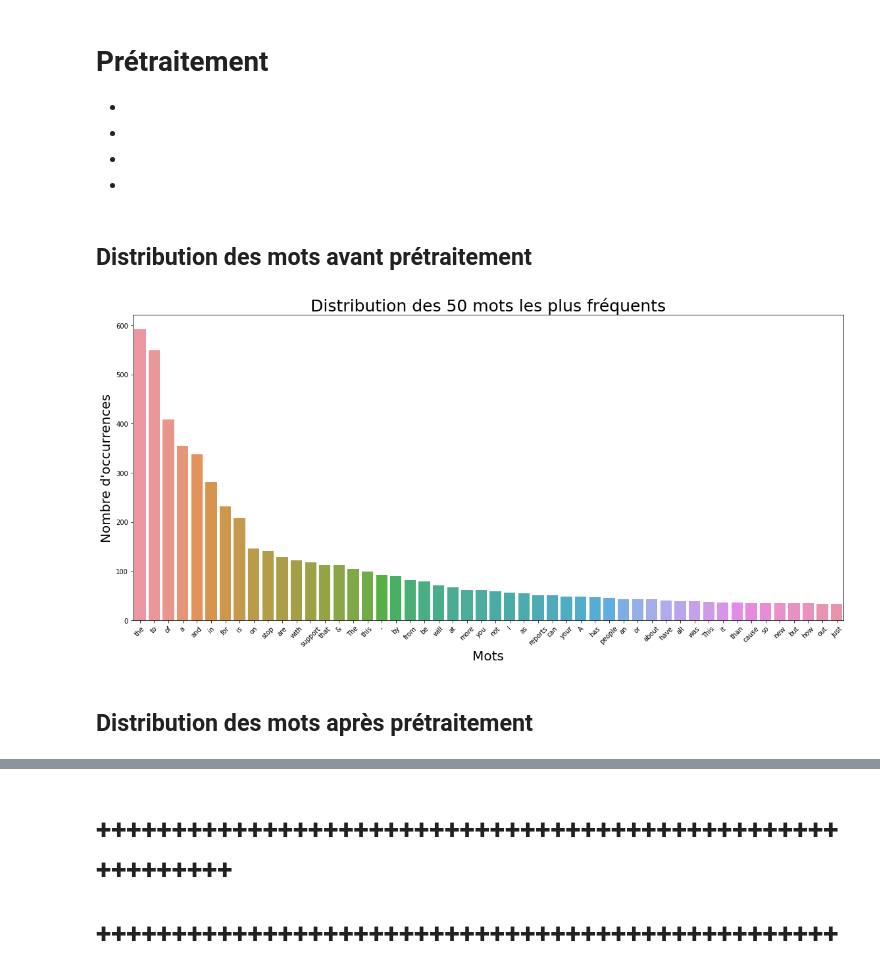
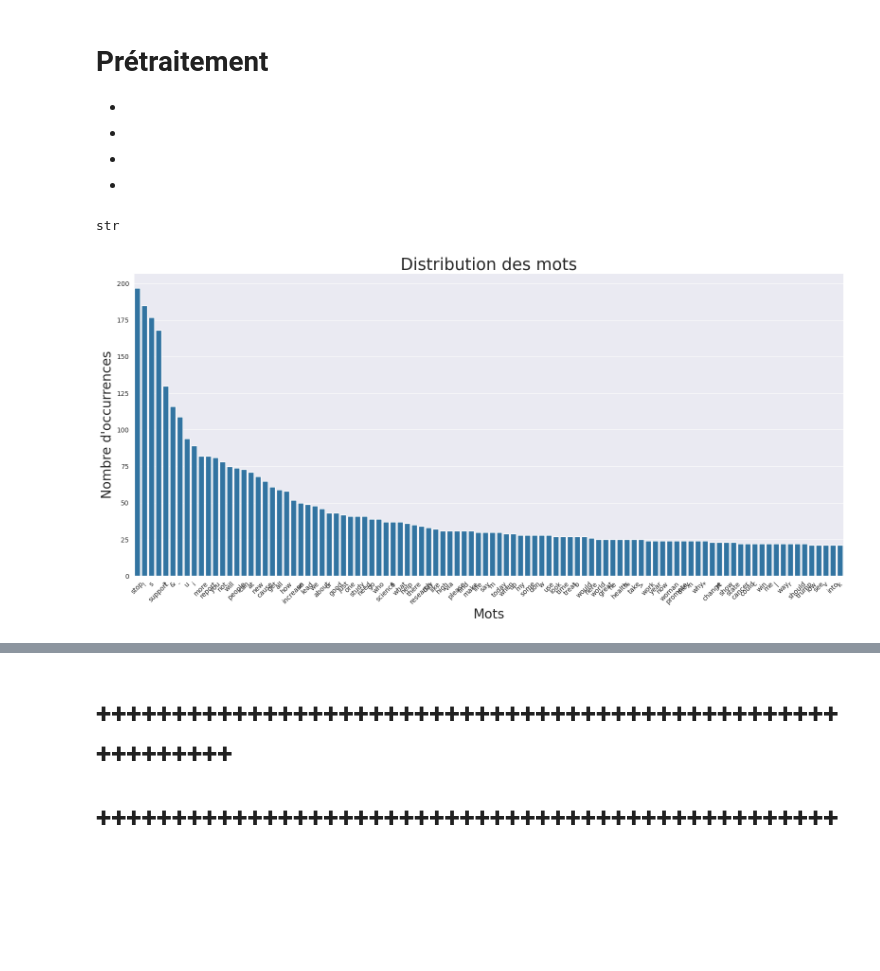
Before and after one commit to RaphaelRibes/machine-learning, a Jupyter notebook: Notebook-infos-pertinentes.ipynb, the cells around one changed output, grey strips where cells are left out. Drawn from its saved outputs; the diff is of its cells as text; code cells hidden in the pictures; blank space fills up the shorter version.

Commit message:
added support for plots

```diff
--- a/Notebook-infos-pertinentes.ipynb
+++ b/Notebook-infos-pertinentes.ipynb
@@ -95,9 +69,42 @@ for sentence in df["text"]:
+# %%
+def get_wordnet_pos(tag):
+    if tag.startswith('J'):  # Adjectif
+        return wordnet.ADJ
+    elif tag.startswith('V'):  # Verbe
+        return wordnet.VERB
+    elif tag.startswith('N'):  # Nom
+        return wordnet.NOUN
+    elif tag.startswith('R'):  # Adverbe
+        return wordnet.ADV
+    else:
+        return wordnet.NOUN
+
+
+lemmatizer = WordNetLemmatizer()
+refined_tweets = []
+for tweet in text_sep:
+    pos_tags = pos_tag(tweet)
+    lemmatized_words = [lemmatizer.lemmatize(word, get_wordnet_pos(tag)) for word, tag in pos_tags]
+    refined_tweets.append(lemmatized_words)
+# %%
+type("a")
+# %% [output]
+str
+# %%
+mots_a_supprimer = ["the", "to", "a", "of", "and", "in", "for", "on", "this",
+                    "with", "that", "have", "by", "it", "from", "be", "do",
+                    "t", " ", "to", "\x01", "co", "no", "out", "d", "our", "so",
+                   "(", ")", "your", "but", "if", "than", "\x01"]
+
+# Supprimer toutes les occurrences de "the"
+filtered_words = [[word for word in row if word not in mots_a_supprimer] for row in refined_tweets]
+#filtered_words = re.sub(r"[\x00-\x1F]", "", filtered_words)
 # %%
-def plot_word_distribution(word_list, nombre_de_mots):
+def plot_word_distribution(word_list):
     word_list_flat = [word for sublist in word_list for word in sublist]
     word_counts = Counter(word_list_flat)
     # 3. Afficher les 10 mots les plus fréquents (optionnel)
-    most_common = word_counts.most_common(nombre_de_mots)
+    most_common = word_counts.most_common(100)
     #print(most_common[0:10])
     words, counts = zip(*most_common)
 
@@ -105,17 +112,13 @@ def plot_word_distribution(word_list, nombre_de_mots):
     #plt.figure(figsize=(30, 12))
     plt.figure(figsize=(16, 8)).gca()
     sns.barplot(x=list(words), y=list(counts))
-    plt.title("Distribution des " + str(nombre_de_mots) + " mots les plus fréquents", fontsize = 25)
+    plt.title("Distribution des mots", fontsize = 25)
     plt.ylabel("Nombre d'occurrences", fontsize = 20)
     plt.xlabel("Mots", fontsize = 20)
     plt.xticks(rotation=45)
     plt.tight_layout()
     plt.show()
-# %% [markdown]
-## Distribution des mots avant prétraitement
 # %%
-plot_word_distribution(full_text, nombre_de_mots=50)
+plot_word_distribution(filtered_words)
 # %% [output]
-[figure, old version]
+[figure, new version]
-# %% [markdown]
-## Distribution des mots après prétraitement
```
Also changed, not shown: parts of 20 cells of this notebook.
